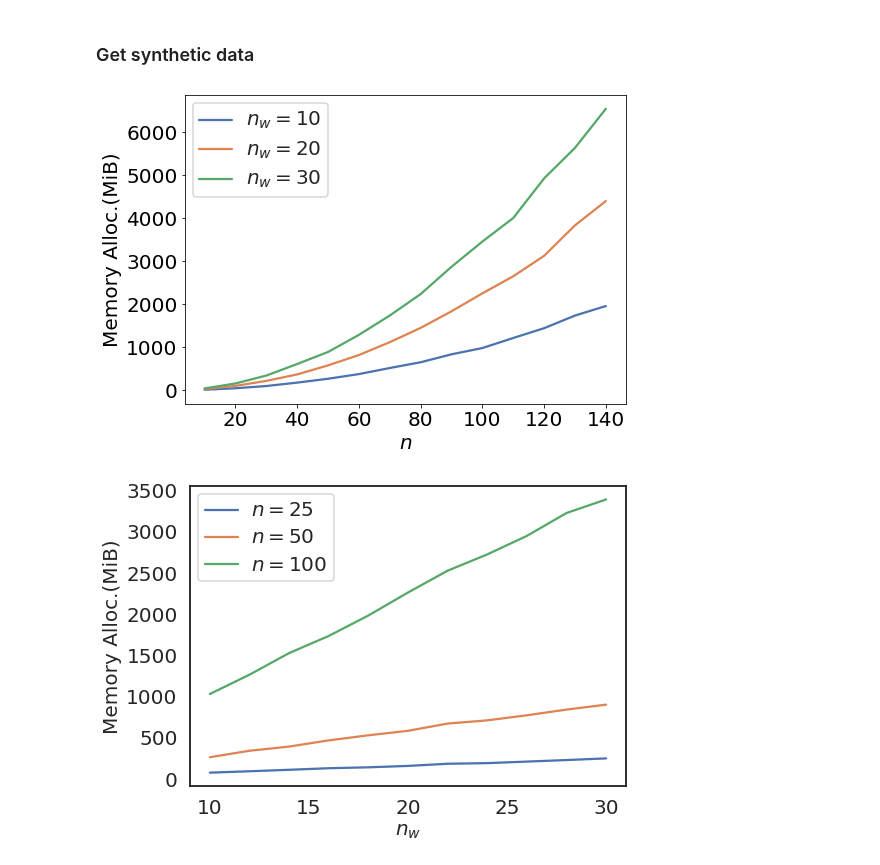
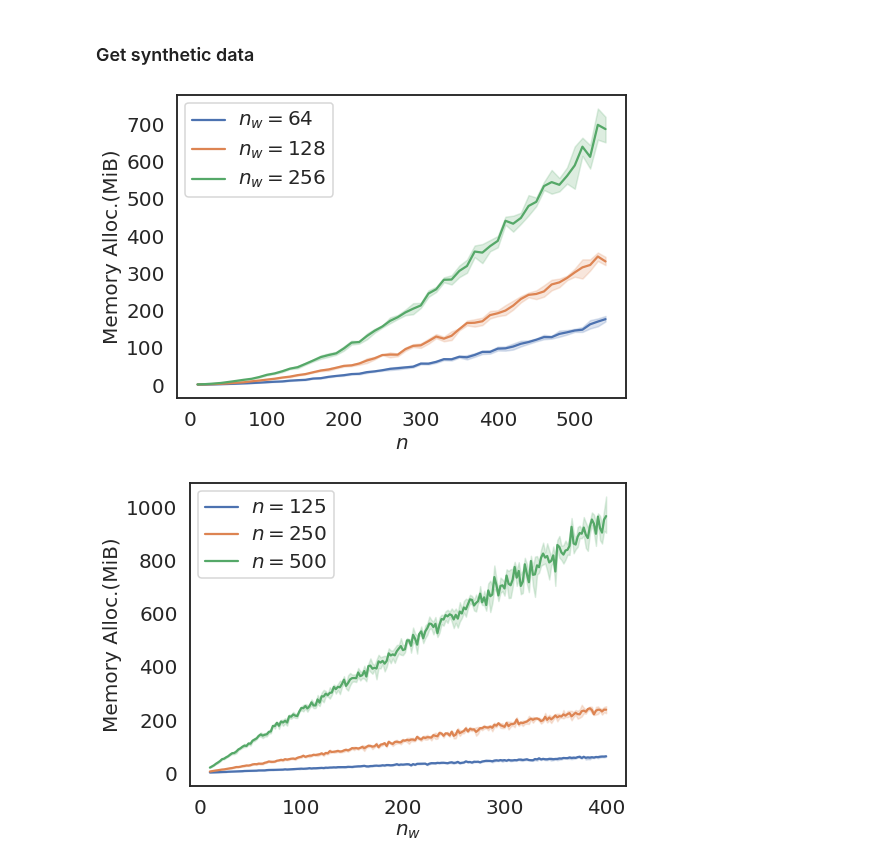
Before and after one commit to statisticalbiotechnology/parallelPermutationTest, a Jupyter notebook: notebooks/Experiment 4 – Memory allocation.ipynb, the cells around one changed output. Saved outputs shown, nothing was run; the diff lists cells and outputs as text; code cells hidden in the pictures.

Commit message:
updated memory allocation

```diff
--- a/notebooks/Experiment 4 – Memory allocation.ipynb
+++ b/notebooks/Experiment 4 – Memory allocation.ipynb
@@ -11,26 +11,29 @@ import matplotlib.pyplot as plt
 import seaborn as sns
 import pandas as pd
 # %%
-N = list(range(10,150,10))
-bins = [10,20,30]
-n_samples  = 1_000
+N = list(range(10,550,10))
+bins = [64,128,256]
+n_samples  = 5
 mean = 0
 std = 1
 
 variables = (N, bins, n_samples, mean, std)
 
 data_generator = lambda mean, std, size ,n_samples : [np.random.normal(mean, std, size) for _ in range(n_samples)]
+
+rep_N = N*n_samples
 # %%
 def memoryAllocation_N(variables, data_generator):
     N, bins, n_samples, mean, std = variables
     allMemNList = list()
     for b in bins:
         memList = list()
-        for n in N:
-            A = np.asarray(data_generator(mean, std, n, n_samples))
-            B = np.asarray(data_generator(mean, std, n, n_samples))
+        for _ in range(n_samples):
+            for n in N:
+                A = np.asarray(data_generator(mean, std, n, 1))
+                B = np.asarray(data_generator(mean, std, n, 1))
 
-            memList.append(ppt.GreenFloatCuda_memcheck(A,B, b, return_info_dict=True)["memory_MIB"])
+                memList.append(ppt.GreenFloatCuda_memcheck(A,B, b, return_info_dict=True)["memory_MIB"])
 
         allMemNList.append(memList)
 
@@ -39,9 +42,9 @@ def memoryAllocation_N(variables, data_generator):
 %%capture
 allMemNList = memoryAllocation_N(variables, data_generator)
 # %%
-namesList= [r"$n_{w}=10$", r"$n_{w}=20$", r"$n_{w}=30$"]
+namesList= [r"$n_{w}=64$", r"$n_{w}=128$", r"$n_{w}=256$"]
 # %%
-timePlotSNS(allMemNList,namesList,N, "Memory Alloc.(MiB)",r"$n$", path="./figures/experiment4/MemAlloc_N")
+timePlotSNS(allMemNList,namesList,rep_N, "Memory Alloc.(MiB)",r"$n$", path="./figures/experiment4/MemAlloc_N")
 # %% [output]
-[figure, old version]
+[figure, new version]
 # %%
@@ -76,4 +81,4 @@ nameList = [r"$n=25$", r"$n=50$", r"$n=100$"]
 # %%
-timePlotSNS(allMemSList,nameList,bins, "Memory Alloc.(MiB)",r"$n_{w}$", path="./figures/experiment4/MemAlloc_Bins")
+timePlotSNS(allMemSList,nameList,rep_bins, "Memory Alloc.(MiB)",r"$n_{w}$", path="./figures/experiment4/MemAlloc_Bins")
 # %% [output]
-[figure, old version]
+[figure, new version]
```
Also changed, not shown: parts of 3 cells of this notebook, 2 other files.
